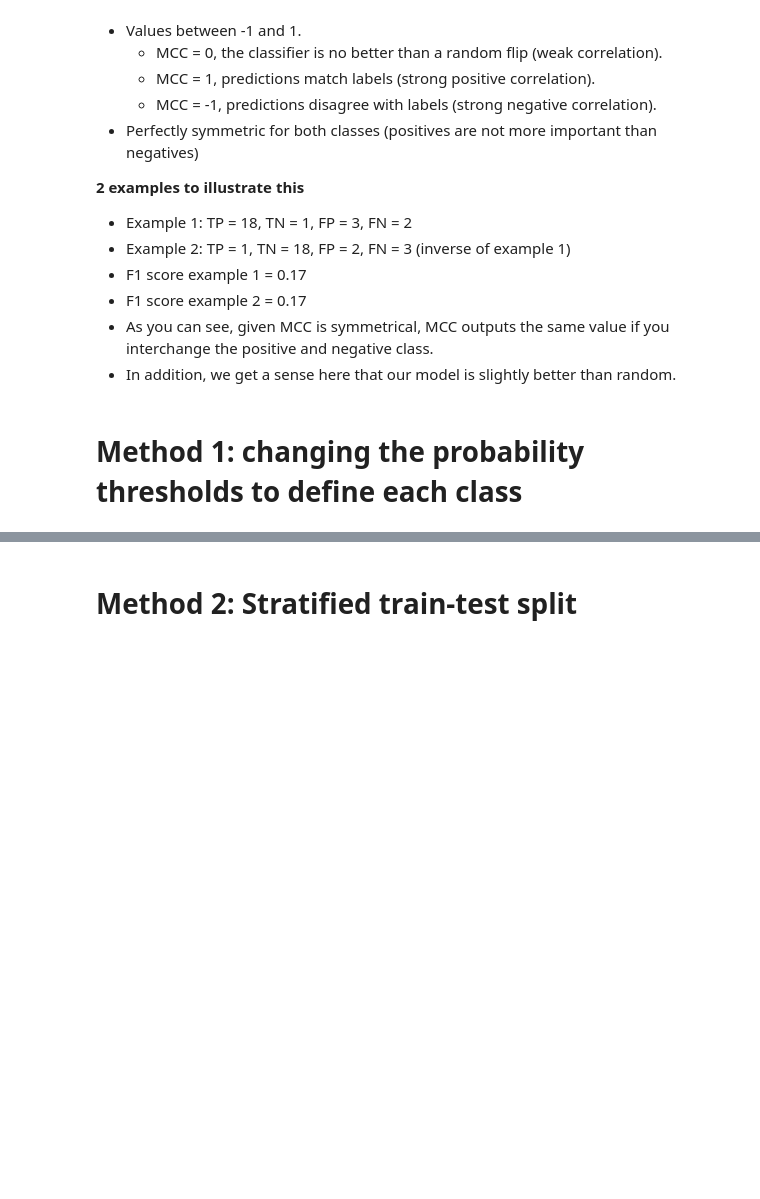
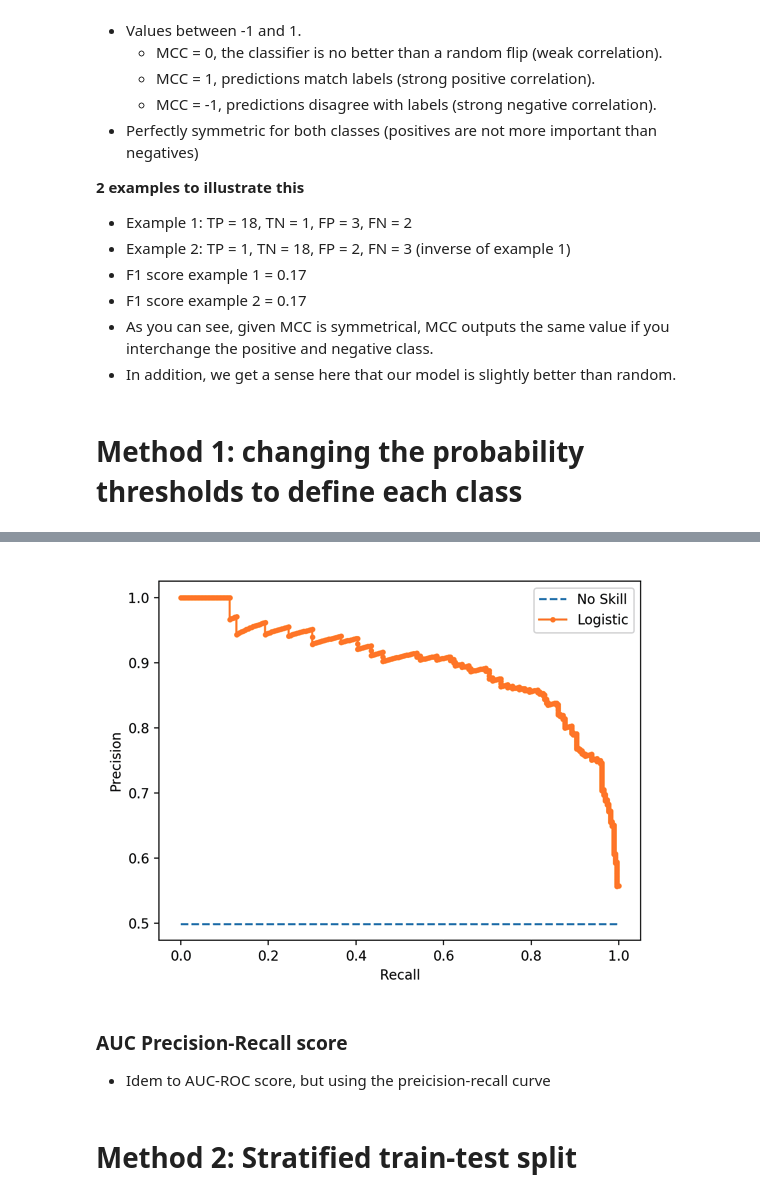
Before and after one commit to JoseParrenoGarcia/Tips-on-Python-and-sklearn, a Jupyter notebook: feature-engineering/summary-of-dealing-with-imbalanced-classes.ipynb, the cells around one changed output, grey strips where cells are left out. Drawn from its saved outputs; the diff is of its cells as text; code cells hidden in the pictures; blank space fills up the shorter version.

```diff
--- a/feature-engineering/summary-of-dealing-with-imbalanced-classes.ipynb
+++ b/feature-engineering/summary-of-dealing-with-imbalanced-classes.ipynb
@@ -95,3 +173,11 @@
+# %%
+display.Image(filename='img/precision-recall-curve.png')
+# %% [output]
+[figure, added]
+# %% [markdown]
+### AUC Precision-Recall score
+
+* Idem to AUC-ROC score, but using the preicision-recall curve
 # %% [markdown]
 # Method 2: Stratified train-test split
 # %% [markdown]
```
Also changed, not shown: parts of 9 cells of this notebook, 3 other files.
